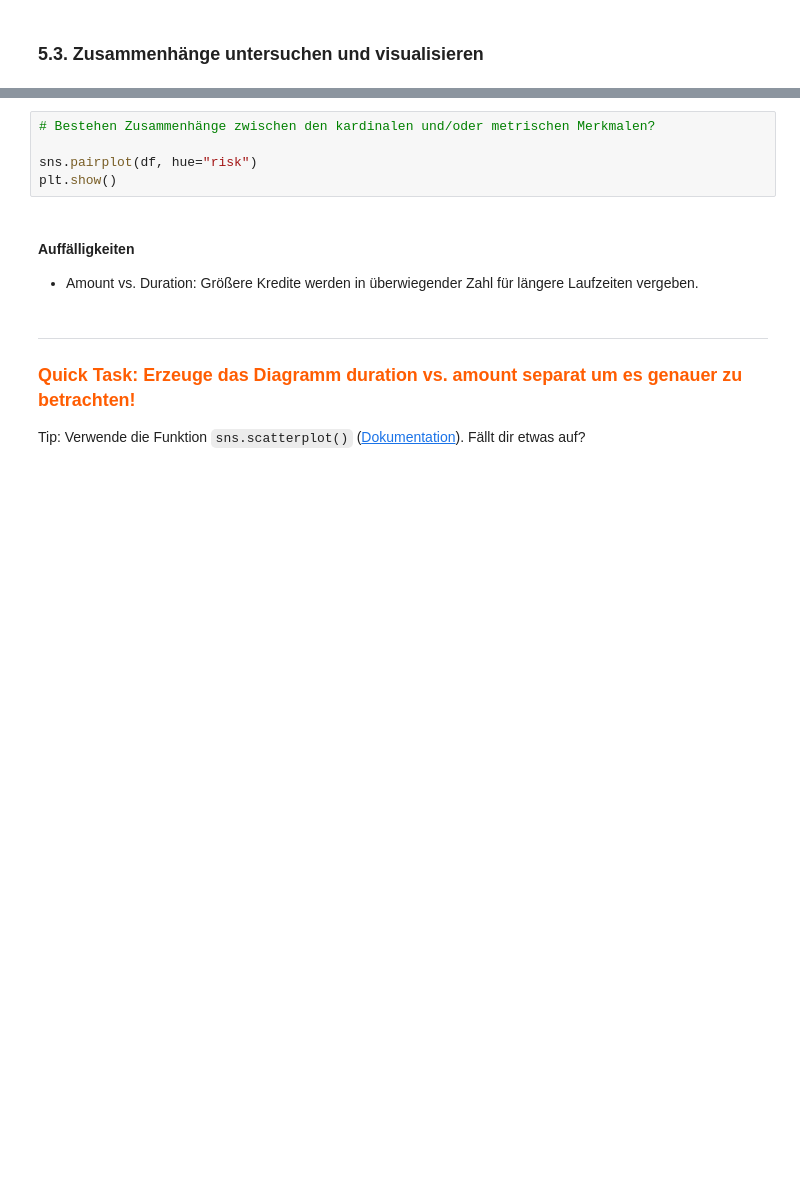
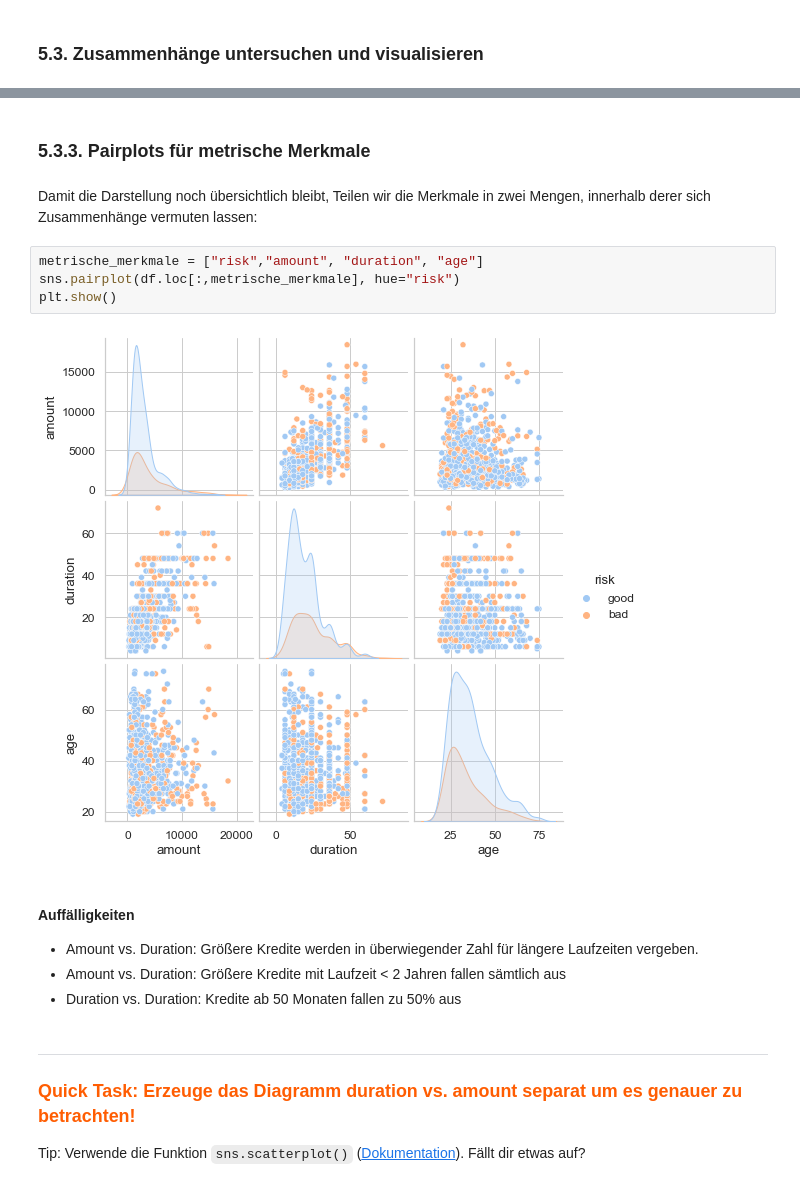
Before and after one commit to mesa-ai/smi-datenanalyse-ba, a Jupyter notebook: 03 - Data Exploration.ipynb, the cells around one changed output, grey strips where cells are left out. Cells and saved outputs as stored; diff of their text form; blank space fills up the shorter version.

```diff
--- a/03 - Data Exploration.ipynb
+++ b/03 - Data Exploration.ipynb
@@ -418,11 +699,18 @@ plt.show()
+# %% [markdown]
+### 5.3.3. Pairplots für metrische Merkmale
+# %% [markdown]
+Damit die Darstellung noch übersichtlich bleibt, Teilen wir die Merkmale in zwei Mengen, innerhalb derer sich Zusammenhänge vermuten lassen:
 # %%
-# Bestehen Zusammenhänge zwischen den kardinalen und/oder metrischen Merkmalen?
-
-sns.pairplot(df, hue="risk")
+metrische_merkmale = ["risk","amount", "duration", "age"]
+sns.pairplot(df.loc[:,metrische_merkmale], hue="risk")
 plt.show()
+# %% [output]
+[figure, added]
 # %% [markdown]
 #### Auffälligkeiten
 - Amount vs. Duration: Größere Kredite werden in überwiegender Zahl für längere Laufzeiten vergeben.
+- Amount vs. Duration: Größere Kredite mit Laufzeit < 2 Jahren fallen sämtlich aus
+- Duration vs. Duration: Kredite ab 50 Monaten fallen zu 50% aus
 # %% [markdown]
 ---
 ### <span style="color:#FF5D02;">Quick Task: Erzeuge das Diagramm duration vs. amount separat um es genauer zu betrachten!</span>
```
Also changed, not shown: parts of 44 cells of this notebook, 1 other file.
